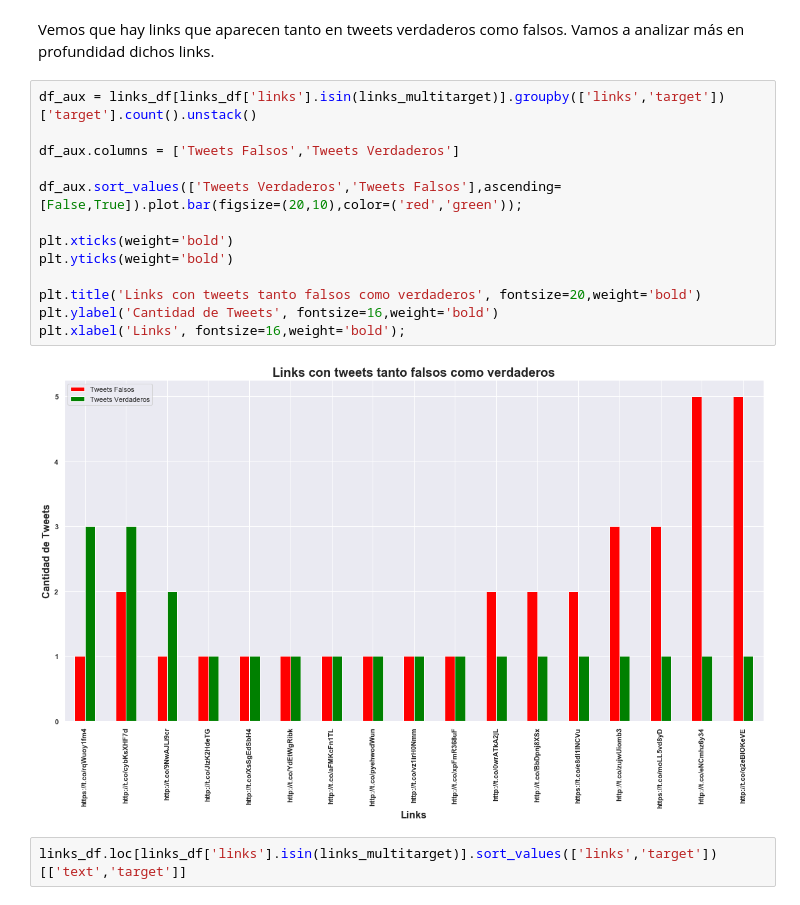
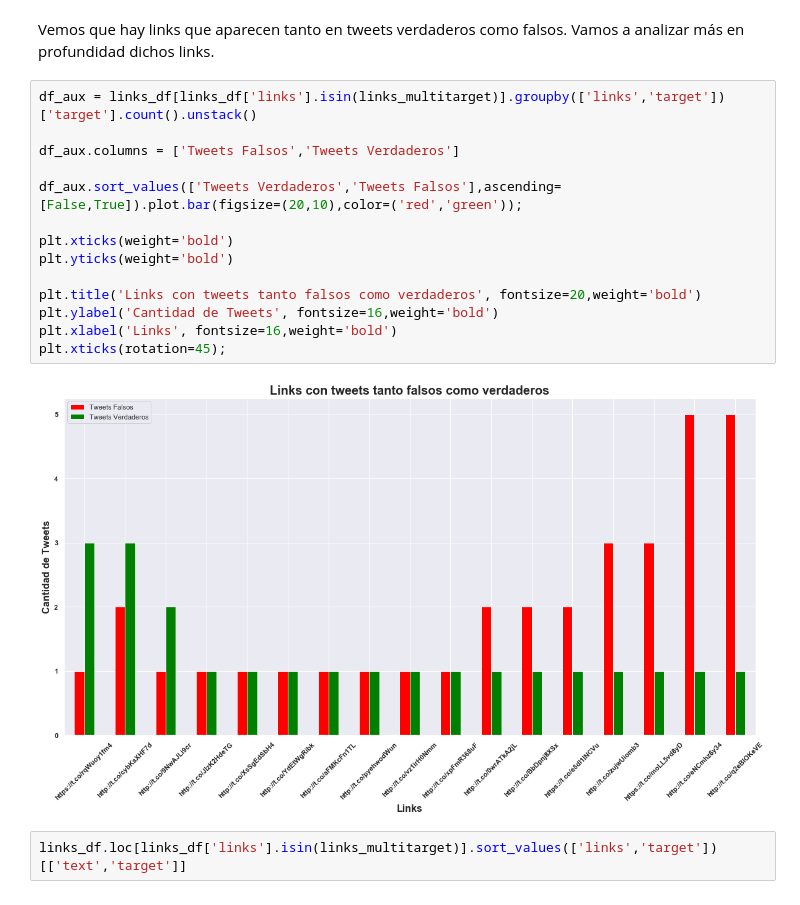
Before and after one commit to alepenaa94/TP1_Real_or_Not, a Jupyter notebook: TP1_Real_or_Not.ipynb, the cells around one changed output. Saved outputs shown, nothing was run; the diff lists cells and outputs as text.

```diff
--- a/TP1_Real_or_Not.ipynb
+++ b/TP1_Real_or_Not.ipynb
@@ -1001,18 +1001,19 @@ Vemos que hay links que aparecen tanto en tweets verdaderos como falsos. Vamos a
 # %%
 df_aux = links_df[links_df['links'].isin(links_multitarget)].groupby(['links','target'])['target'].count().unstack()
 
 df_aux.columns = ['Tweets Falsos','Tweets Verdaderos']
 
 df_aux.sort_values(['Tweets Verdaderos','Tweets Falsos'],ascending=[False,True]).plot.bar(figsize=(20,10),color=('red','green'));
 
 plt.xticks(weight='bold')
 plt.yticks(weight='bold')
 
 plt.title('Links con tweets tanto falsos como verdaderos', fontsize=20,weight='bold')
 plt.ylabel('Cantidad de Tweets', fontsize=16,weight='bold')
-plt.xlabel('Links', fontsize=16,weight='bold');
+plt.xlabel('Links', fontsize=16,weight='bold')
+plt.xticks(rotation=45);
 # %% [output]
-[figure, old version]
+[figure, new version]
 # %%
 links_df.loc[links_df['links'].isin(links_multitarget)].sort_values(['links','target'])[['text','target']]
 # %% [output]
```
Also changed, not shown: parts of 27 cells of this notebook.
